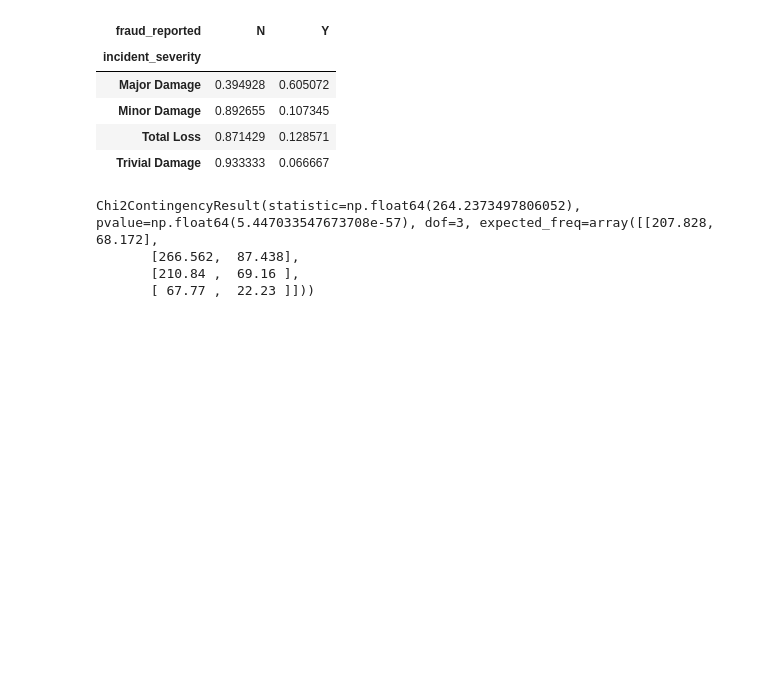
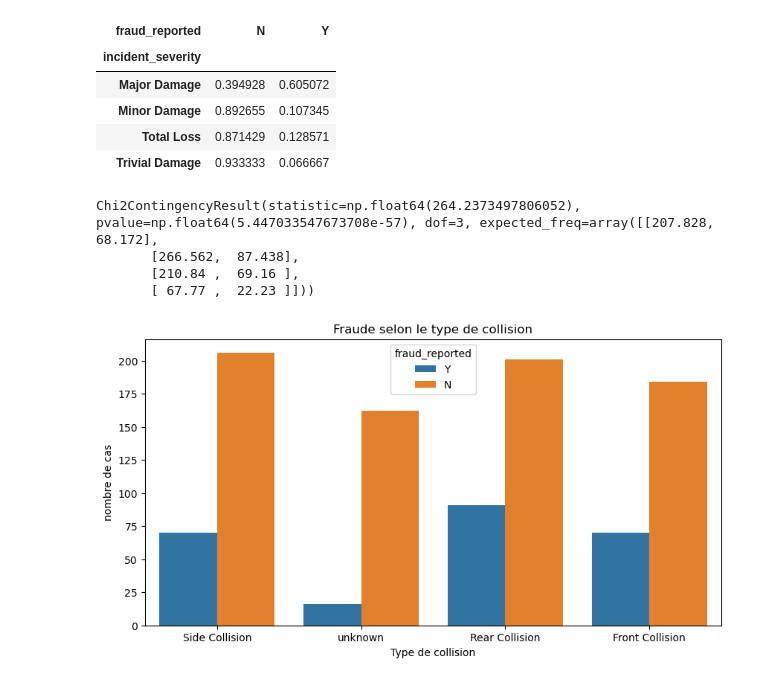
Before and after one commit to khelifaYacine/Donn-es-sur-les-r-clamations-d-assurance-auto, a Jupyter notebook: EDA_first_stup.ipynb, the cells around one changed output. Cells and saved outputs as stored; diff of their text form; code cells hidden in the pictures; blank space fills up the shorter version.

Commit message:
2. fraud_reported vs collision_type

```diff
--- a/EDA_first_stup.ipynb
+++ b/EDA_first_stup.ipynb
@@ -316,3 +316,13 @@ Chi2ContingencyResult(statistic=np.float64(264.2373497806052), pvalue=np.float64
        [266.562,  87.438],
        [210.84 ,  69.16 ],
        [ 67.77 ,  22.23 ]]))
+# %%
+# 2. fraud_reported vs collision_type
+plt.figure(figsize=(10,5))
+plt.title("Fraude selon le type de collision")
+sns.countplot(data =df, x= "collision_type", hue = "fraud_reported")
+plt.xlabel ("Type de collision")
+plt.ylabel("nombre de cas")
+plt.show()
+# %% [output]
+[figure, added]
```
